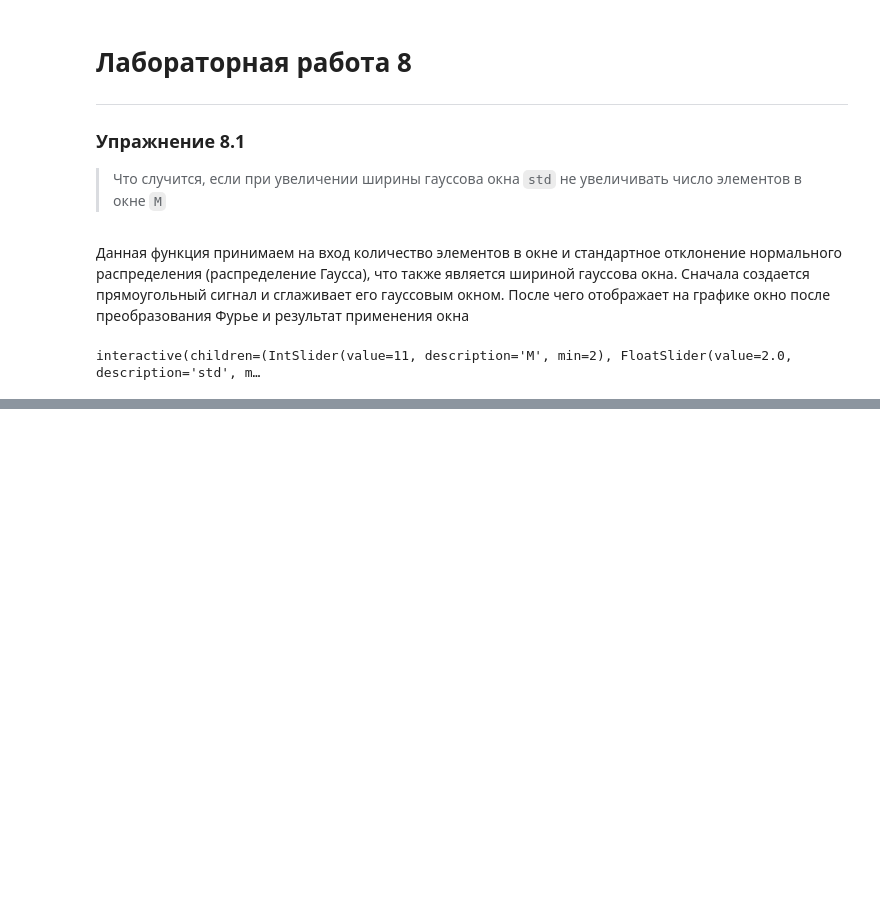
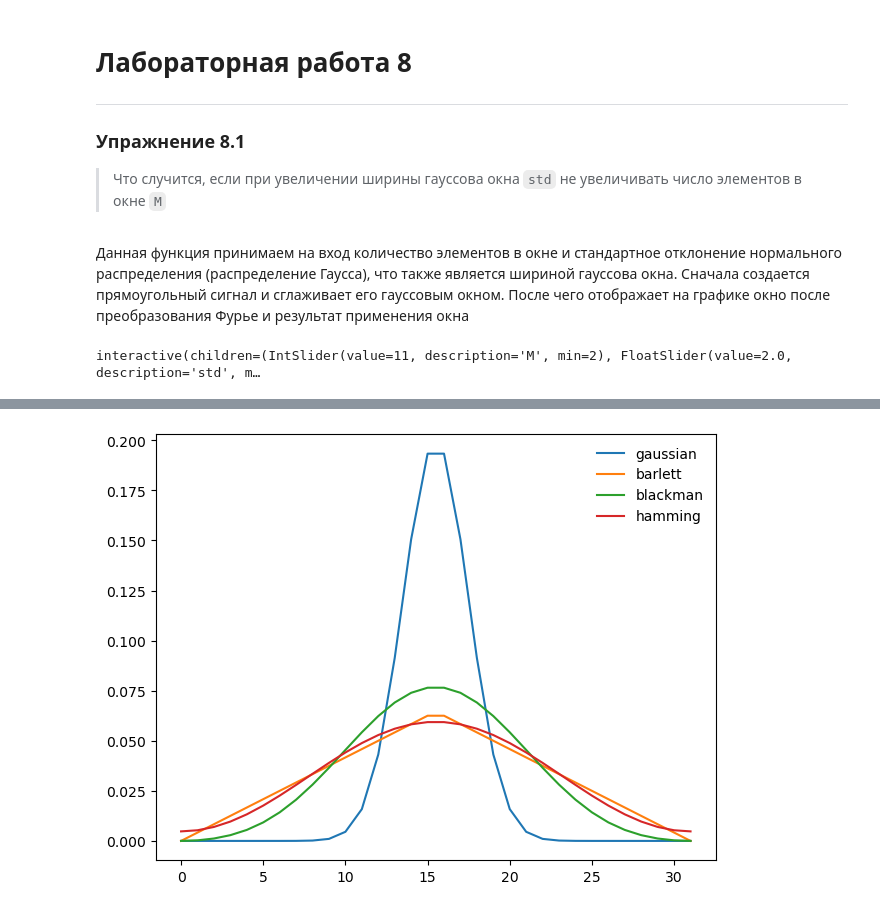
Before and after one commit to Otkuda/telecom, a Jupyter notebook: lab8/lab8.ipynb, the cells around one changed output, grey strips where cells are left out. Saved outputs shown, nothing was run; the diff lists cells and outputs as text; code cells hidden in the pictures; blank space fills up the shorter version.

```diff
--- a/lab8/lab8.ipynb
+++ b/lab8/lab8.ipynb
@@ -67,0 +140,21 @@ interactive(children=(IntSlider(value=11, description='M', min=2), FloatSlider(v
+# %%
+M = 32
+std = 2
+
+gaussian = scipy.signal.windows.gaussian(M, std)
+barlett = scipy.signal.windows.bartlett(M)
+hamming = scipy.signal.windows.hamming(M)
+blackman = scipy.signal.windows.blackman(M)
+
+windows = [gaussian, barlett, blackman, hamming]
+names = ['gaussian', 'barlett', 'blackman', 'hamming']
+
+for window in windows:
+    window /= sum(window)
+
+for window, name in zip(windows, names):
+    plt.plot(window, label=name)
+
+decorate()
+# %% [output]
+[figure, added]
```
Also changed, not shown: parts of 15 cells of this notebook, 2 other files.
